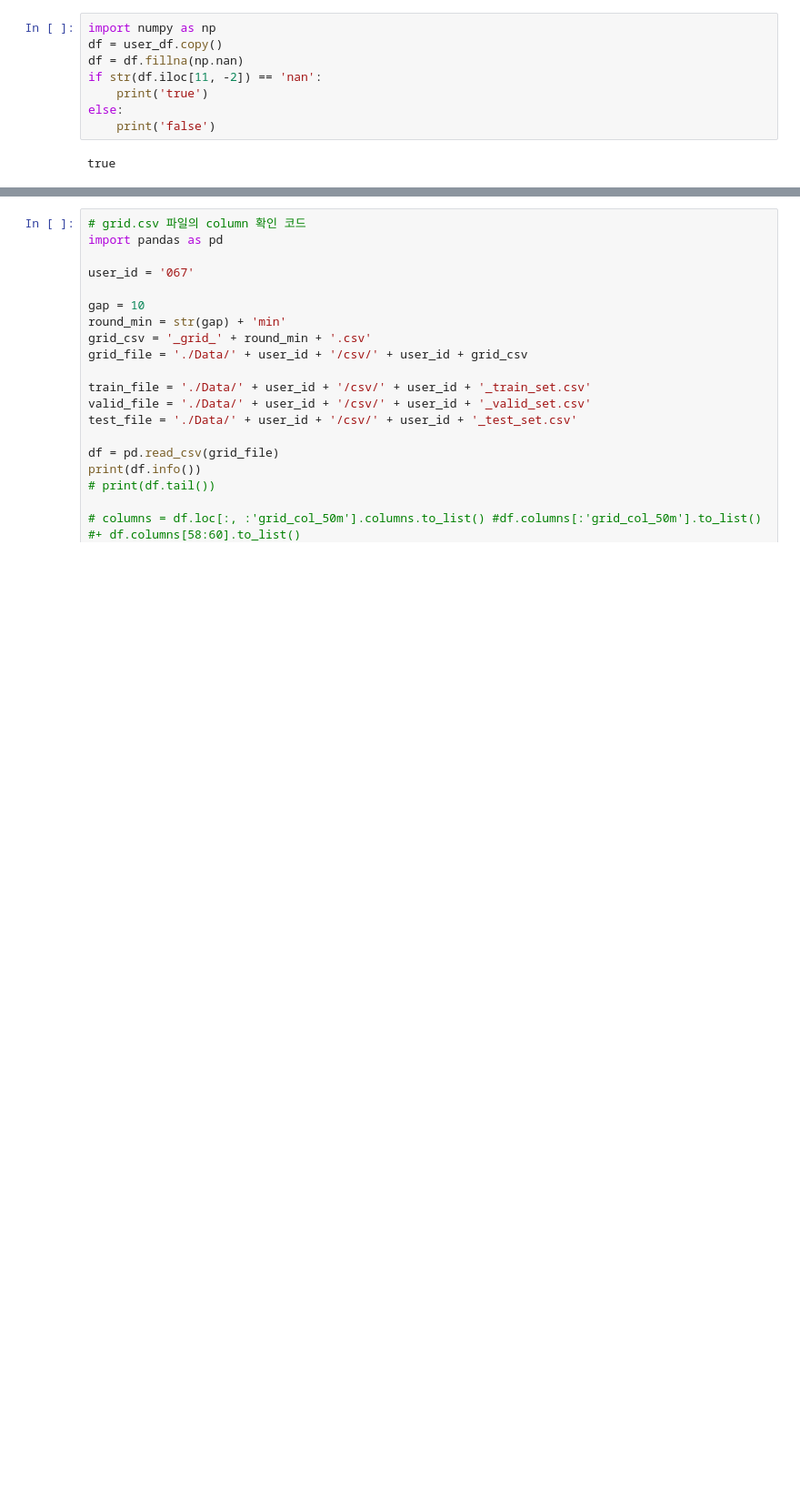
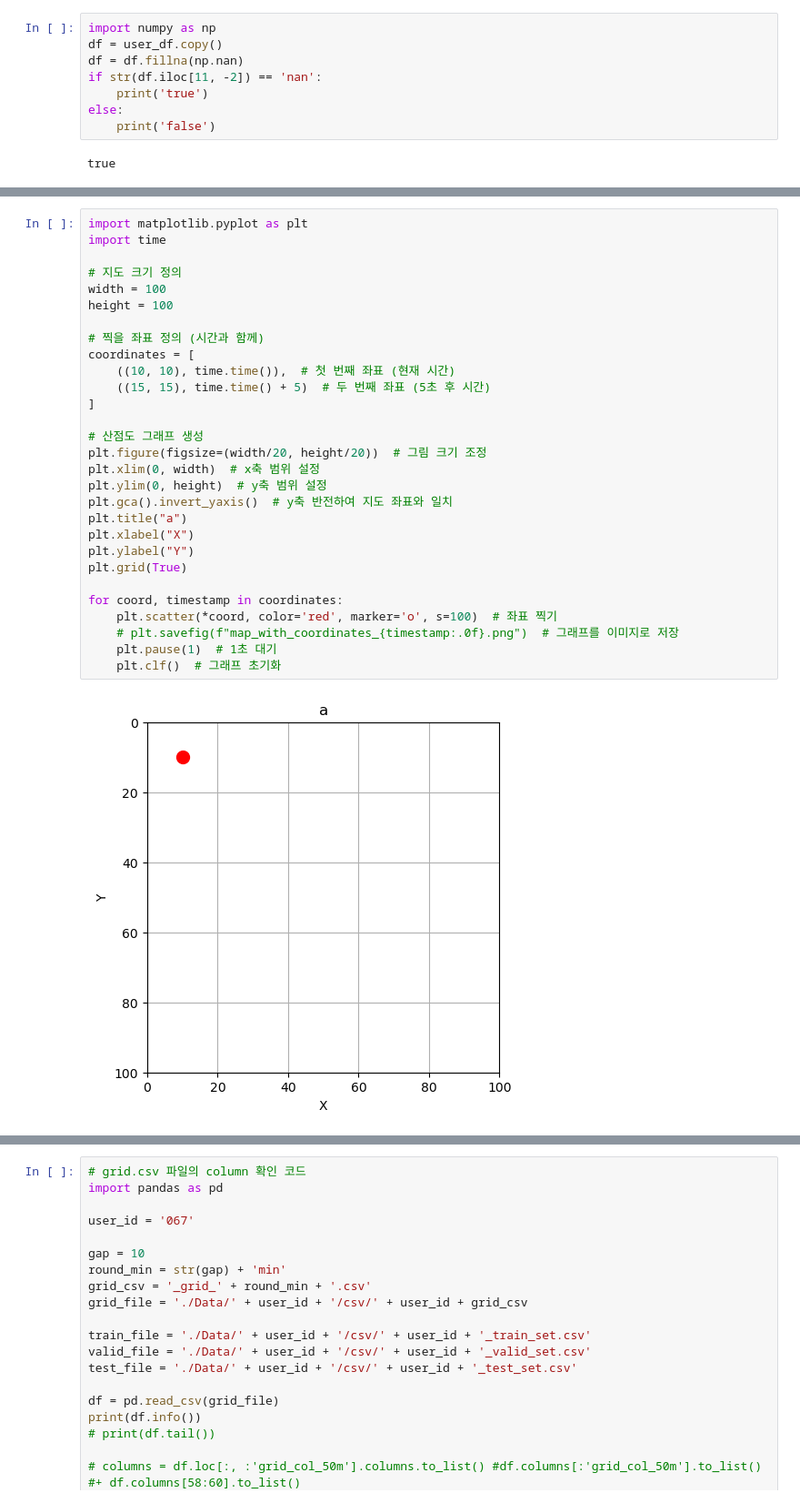
Before and after one commit to shkoma/geolife_timehetnet, a Jupyter notebook: data/geolife/preprocess.ipynb, the cells around one changed output, grey strips where cells are left out. Shown at 91% size. Drawn from its saved outputs; the diff is of its cells as text; blank space fills up the shorter version.

```diff
--- a/data/geolife/preprocess.ipynb
+++ b/data/geolife/preprocess.ipynb
@@ -525,0 +668,31 @@ df.iloc[:10, 11:20]
+# %%
+import matplotlib.pyplot as plt
+import time
+
+# 지도 크기 정의
+width = 100
+height = 100
+
+# 찍을 좌표 정의 (시간과 함께)
+coordinates = [
+    ((10, 10), time.time()),  # 첫 번째 좌표 (현재 시간)
+    ((15, 15), time.time() + 5)  # 두 번째 좌표 (5초 후 시간)
+]
+
+# 산점도 그래프 생성
+plt.figure(figsize=(width/20, height/20))  # 그림 크기 조정
+plt.xlim(0, width)  # x축 범위 설정
+plt.ylim(0, height)  # y축 범위 설정
+plt.gca().invert_yaxis()  # y축 반전하여 지도 좌표와 일치
+plt.title("a")
+plt.xlabel("X")
+plt.ylabel("Y")
+plt.grid(True)
+
+for coord, timestamp in coordinates:
+    plt.scatter(*coord, color='red', marker='o', s=100)  # 좌표 찍기
+    # plt.savefig(f"map_with_coordinates_{timestamp:.0f}.png")  # 그래프를 이미지로 저장
+    plt.pause(1)  # 1초 대기
+    plt.clf()  # 그래프 초기화
+# %% [output]
+[figure, added]
```
Also changed, not shown: parts of 8 cells of this notebook, 4 other files.
